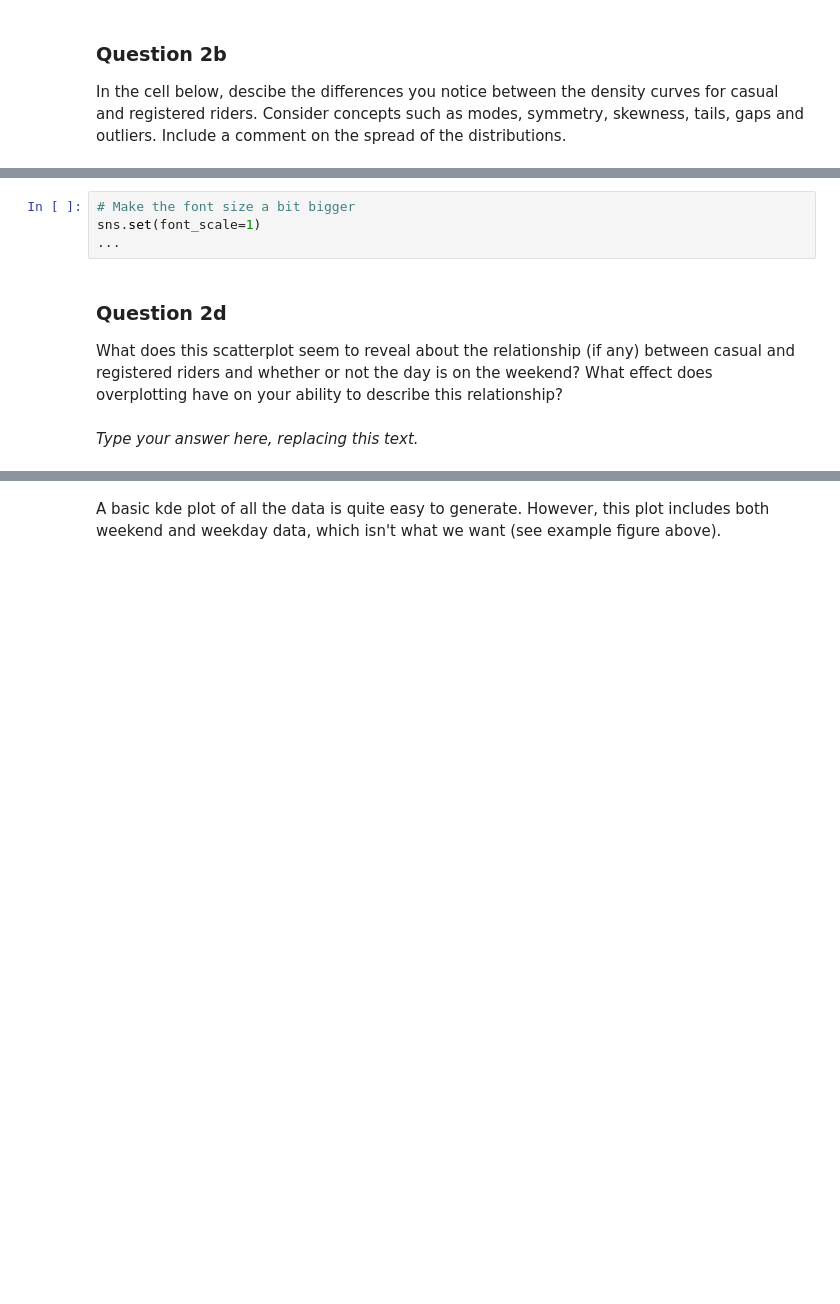
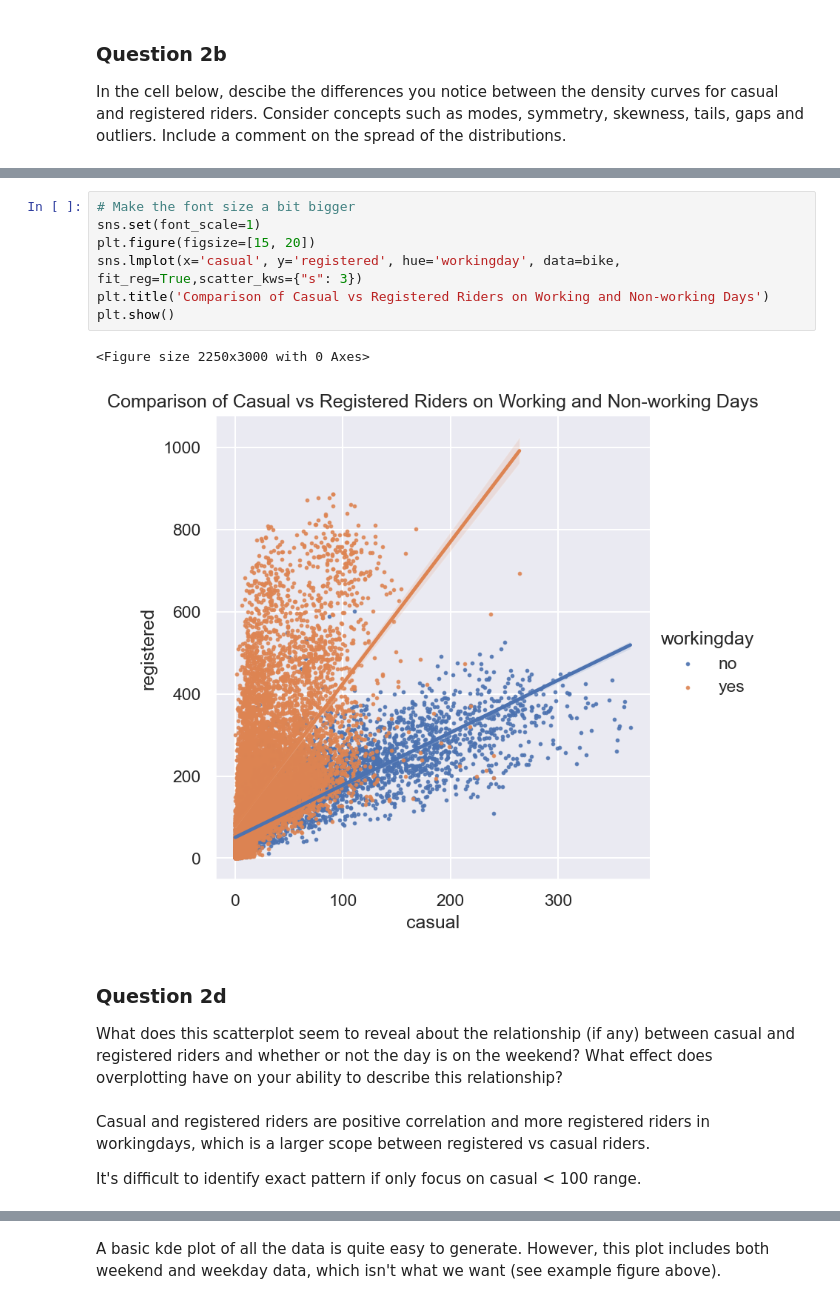
Before and after one commit to yuxin-miao/DS4710, a Jupyter notebook: Homework/hw04.ipynb, the cells around one changed output, grey strips where cells are left out. Saved outputs shown, nothing was run; the diff lists cells and outputs as text; blank space fills up the shorter version.

```diff
--- a/Homework/hw04.ipynb
+++ b/Homework/hw04.ipynb
@@ -270,10 +300,16 @@ name: q2c
 points: 2
 manual: true
 -->
-# %%
-# Make the font size a bit bigger
-sns.set(font_scale=1)
-...
+# %%
+# Make the font size a bit bigger
+sns.set(font_scale=1)
+plt.figure(figsize=[15, 20])
+sns.lmplot(x='casual', y='registered', hue='workingday', data=bike, fit_reg=True,scatter_kws={"s": 3})
+plt.title('Comparison of Casual vs Registered Riders on Working and Non-working Days')
+plt.show()
+# %% [output]
+<Figure size 2250x3000 with 0 Axes>
+[figure, added]
 # %% [markdown]
 <!-- END QUESTION -->
 
@@ -289,8 +325,10 @@ name: q2d
 points: 2
 manual: true
 -->
-# %% [markdown]
-_Type your answer here, replacing this text._
+# %% [markdown]
+Casual and registered riders are positive correlation and more registered riders in workingdays, which is a larger scope between registered vs casual riders.
+
+It's difficult to identify exact pattern if only focus on casual < 100 range.
 # %% [markdown]
 <!-- END QUESTION -->
 
```
Also changed, not shown: parts of 39 cells of this notebook, 22 other files.
